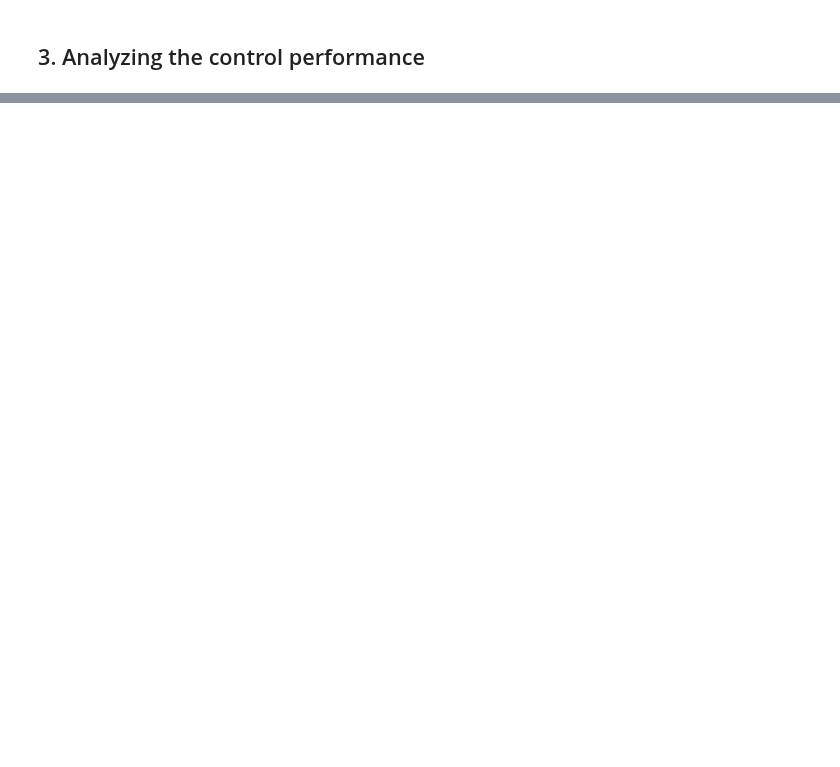
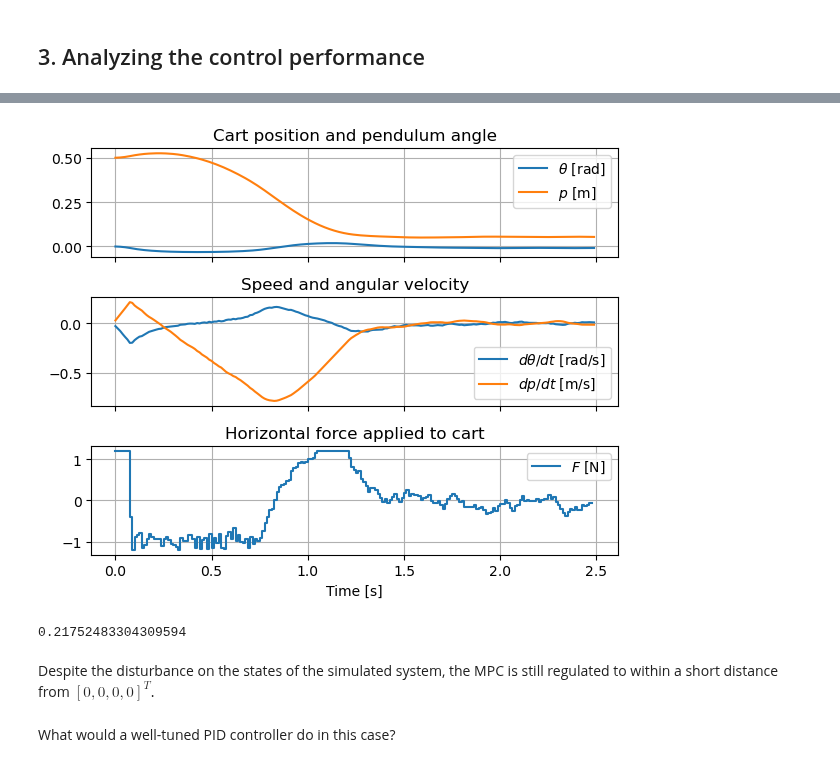
Before and after one commit to billtubbs/casadi-examples, a Jupyter notebook: 8-MPC-exercise.ipynb, the cells around one changed output, grey strips where cells are left out. Cells and saved outputs as stored; diff of their text form; code cells hidden in the pictures; blank space fills up the shorter version.

```diff
--- a/8-MPC-exercise.ipynb
+++ b/8-MPC-exercise.ipynb
@@ -863,0 +987,23 @@ Each MPC iteration takes about 0.008 seconds
+# %%
+tgrid = dt * np.arange(Nsim)
+pos = np.array(x_history[0, :]).reshape(-1)
+theta = np.array(x_history[1, :]).reshape(-1)
+dpos = np.array(x_history[2, :]).reshape(-1)
+dtheta = np.array(x_history[3, :]).reshape(-1)
+u = np.array(u_history[:-1]).reshape(-1)
+make_ioplots(tgrid, pos, theta, dpos, dtheta, u)
+filename = 'mpc_solution_3_2_ioplot.pdf'
+plt.savefig(os.path.join(plot_dir, filename))
+plt.show()
+# %% [output]
+[figure, added]
+# %%
+# Root-mean-squared tracking error in system states
+x_rmse = np.sqrt(np.mean(np.array(x_history) ** 2))
+x_rmse
+# %% [output]
+0.21752483304309594
+# %% [markdown]
+Despite the disturbance on the states of the simulated system, the MPC is still regulated to within a short distance from $[0, 0, 0, 0]^T$.
+# %% [markdown]
+What would a well-tuned PID controller do in this case?
```
Also changed, not shown: parts of 27 cells of this notebook.
